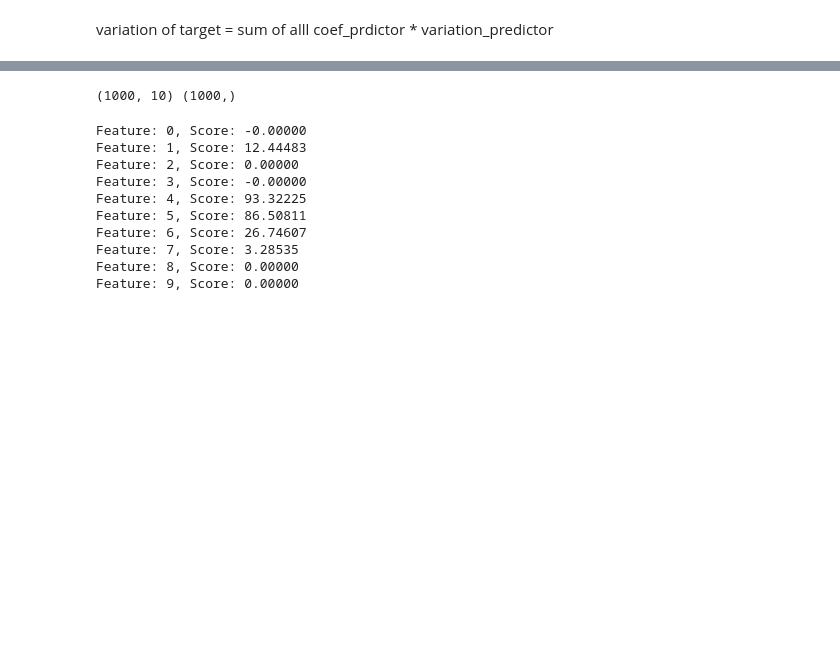
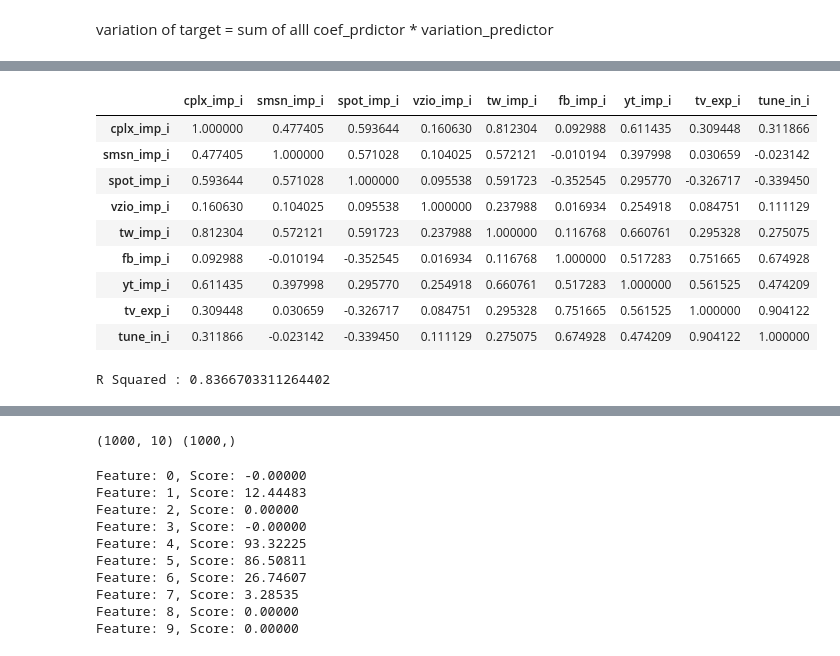
Before and after one commit to vanitoz/Bet-Awards, a Jupyter notebook: EDA_Modeling.ipynb, the cells around one changed output, grey strips where cells are left out. Cells and saved outputs as stored; diff of their text form; code cells hidden in the pictures; blank space fills up the shorter version.

```diff
--- a/EDA_Modeling.ipynb
+++ b/EDA_Modeling.ipynb
@@ -559,0 +612,18 @@ AttributeError: 'Series' object has no attribute 'value'
+# %%
+corr_data = data.corr()
+corr_data
+# %% [output]
+|  | cplx_imp_i | smsn_imp_i | spot_imp_i | vzio_imp_i | tw_imp_i | fb_imp_i | yt_imp_i | tv_exp_i | tune_in_i |
+| cplx_imp_i | 1.000000 | 0.477405 | 0.593644 | 0.160630 | 0.812304 | 0.092988 | 0.611435 | 0.309448 | 0.311866 |
+| smsn_imp_i | 0.477405 | 1.000000 | 0.571028 | 0.104025 | 0.572121 | -0.010194 | 0.397998 | 0.030659 | -0.023142 |
+| spot_imp_i | 0.593644 | 0.571028 | 1.000000 | 0.095538 | 0.591723 | -0.352545 | 0.295770 | -0.326717 | -0.339450 |
+| vzio_imp_i | 0.160630 | 0.104025 | 0.095538 | 1.000000 | 0.237988 | 0.016934 | 0.254918 | 0.084751 | 0.111129 |
+| tw_imp_i | 0.812304 | 0.572121 | 0.591723 | 0.237988 | 1.000000 | 0.116768 | 0.660761 | 0.295328 | 0.275075 |
+| fb_imp_i | 0.092988 | -0.010194 | -0.352545 | 0.016934 | 0.116768 | 1.000000 | 0.517283 | 0.751665 | 0.674928 |
+| yt_imp_i | 0.611435 | 0.397998 | 0.295770 | 0.254918 | 0.660761 | 0.517283 | 1.000000 | 0.561525 | 0.474209 |
+| tv_exp_i | 0.309448 | 0.030659 | -0.326717 | 0.084751 | 0.295328 | 0.751665 | 0.561525 | 1.000000 | 0.904122 |
+| tune_in_i | 0.311866 | -0.023142 | -0.339450 | 0.111129 | 0.275075 | 0.674928 | 0.474209 | 0.904122 | 1.000000 |
+# %%
+dominance_regression=Dominance(data=corr_data,target='tune_in_i',data_format=1)
+# %% [output]
+R Squared : 0.8366703311264402
```
Also changed, not shown: parts of 37 cells of this notebook, 1 other file.
